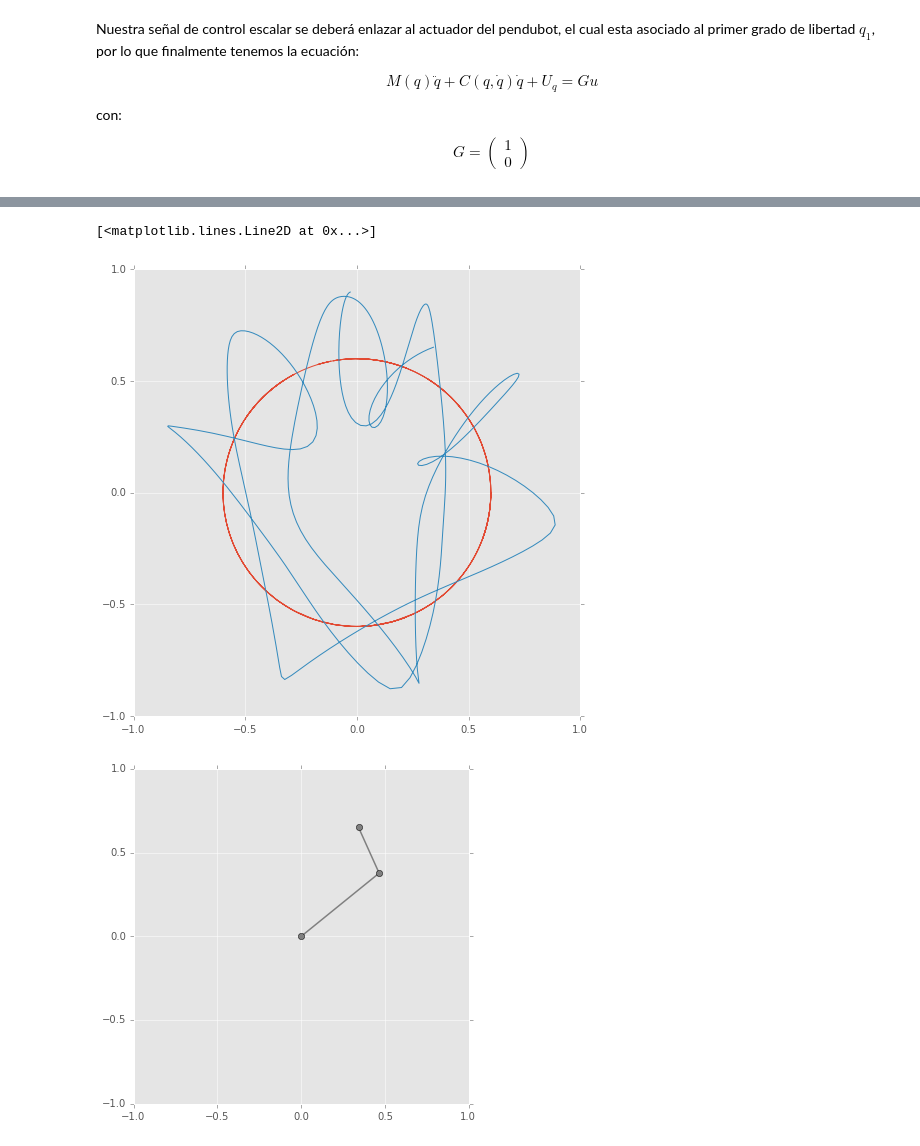
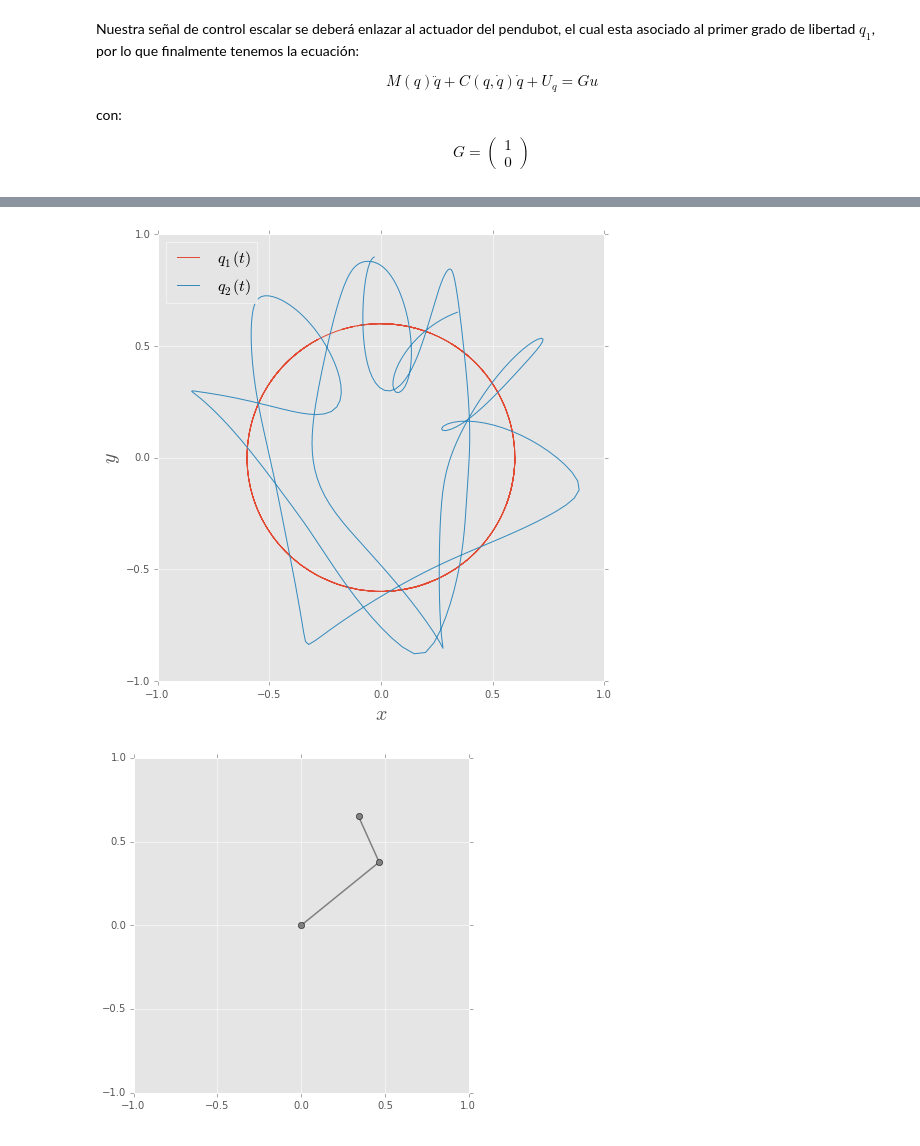
Before and after one commit to cad3na/DCA, a Jupyter notebook: IPythonNotebooks/Control Optimo/Pendubot.ipynb, the cells around one changed output, grey strips where cells are left out. Drawn from its saved outputs; the diff is of its cells as text; code cells hidden in the pictures.

```diff
--- a/IPythonNotebooks/Control Optimo/Pendubot.ipynb
+++ b/IPythonNotebooks/Control Optimo/Pendubot.ipynb
@@ -451,16 +451,23 @@ plot(q1, q2)
 # %%
 fig = figure(figsize=(8, 8))
 l1 = 0.6 # m
 l2 = 0.3 # m
 x1 = l1*cos(q1)
 y1 = l1*sin(q1)
 x2 = x1 + l2*cos(q1 + q2)
 y2 = y1 + l2*sin(q1 + q2)
-plot(x1, y1)
-plot(x2, y2)
+
+p1, = plot(x1, y1)
+p2, = plot(x2, y2)
+
+ax = fig.gca()
+
+ax.set_ylabel(r"$y$", fontsize=20)
+ax.set_xlabel(r"$x$", fontsize=20)
+
+legend([p1, p2], [r'$q_1(t)$', r'$q_2(t)$'], loc=2, fontsize=16);
 # %% [output]
-[<matplotlib.lines.Line2D at 0x...>]
-[figure, old version]
+[figure, new version]
 # %%
 fig = figure(figsize=(6, 6))
 
```
Also changed, not shown: parts of 6 cells of this notebook.
